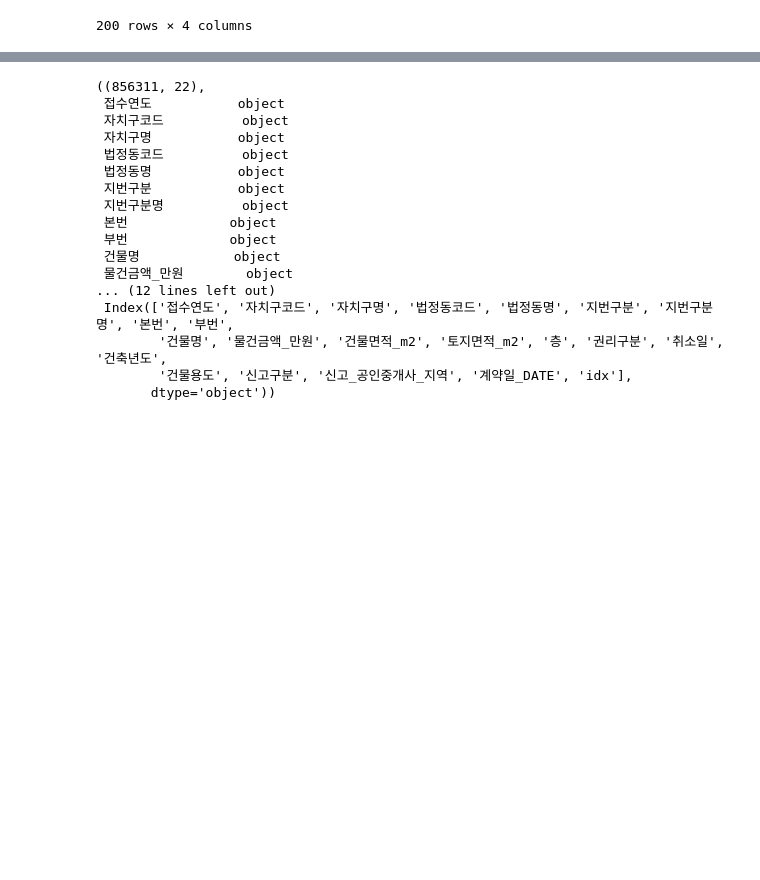
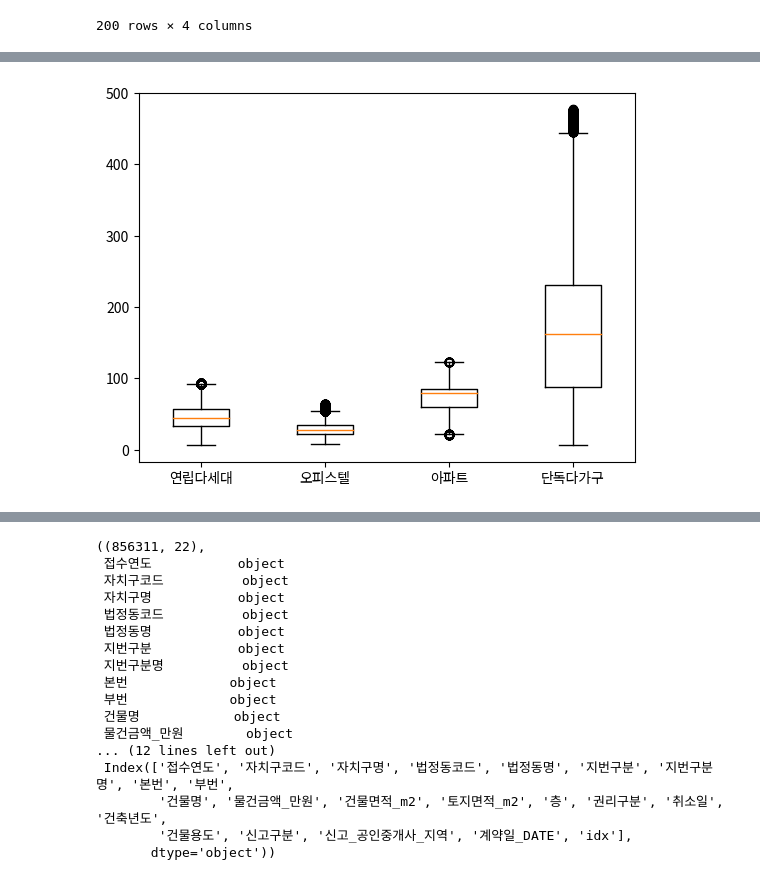
Before and after one commit to ZeroJoon2/aws_test, a Jupyter notebook: src/project/project_local.ipynb, the cells around one changed output, grey strips where cells are left out. Cells and saved outputs as stored; diff of their text form; code cells hidden in the pictures; blank space fills up the shorter version.

```diff
--- a/src/project/project_local.ipynb
+++ b/src/project/project_local.ipynb
@@ -416,0 +398,2 @@ memory usage: 39.2+ MB
+# %%
+tmp_df = df.copy()
@@ -416,0 +411,19 @@ memory usage: 39.2+ MB
+# %%
+tmp_datas = []
+tmp_labels = []
+filtered_dfs = []
+for i in df['building_usage'].unique():
+    con1 = quantitle_dict[i][0.25] - 1.5 * (quantitle_dict[i][0.75] - quantitle_dict[i][0.25])
+    con2 = quantitle_dict[i][0.75] + 1.5 * (quantitle_dict[i][0.75] - quantitle_dict[i][0.25])
+    tmp_df = df[df['building_usage'] == i][(df['building_size'] > con1) & (df['building_size'] < con2)]
+    filtered_dfs.append(tmp_df) # 조건 걸려진 df 합치기용
+    tmp_datas.append(tmp_df['building_size'])
+    tmp_labels.append(i)
+
+res_df = pd.concat(filtered_dfs) # 조건 걸려진 df 합치기
+plt.boxplot(tmp_datas
+            , labels = tmp_labels)
+
+plt.show()
+# %% [output]
+[figure, added]
```
Also changed, not shown: parts of 36 cells of this notebook, 1 other file.
